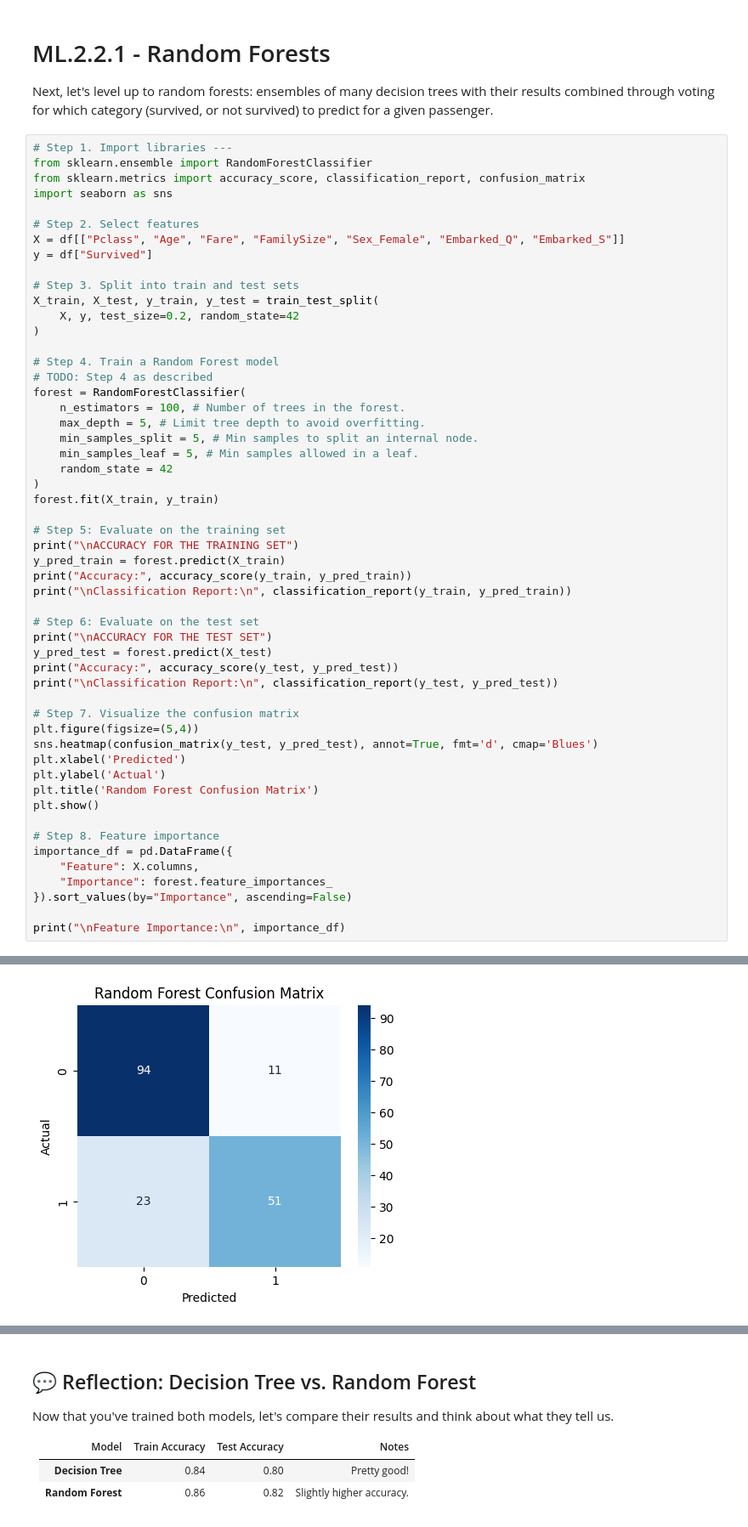
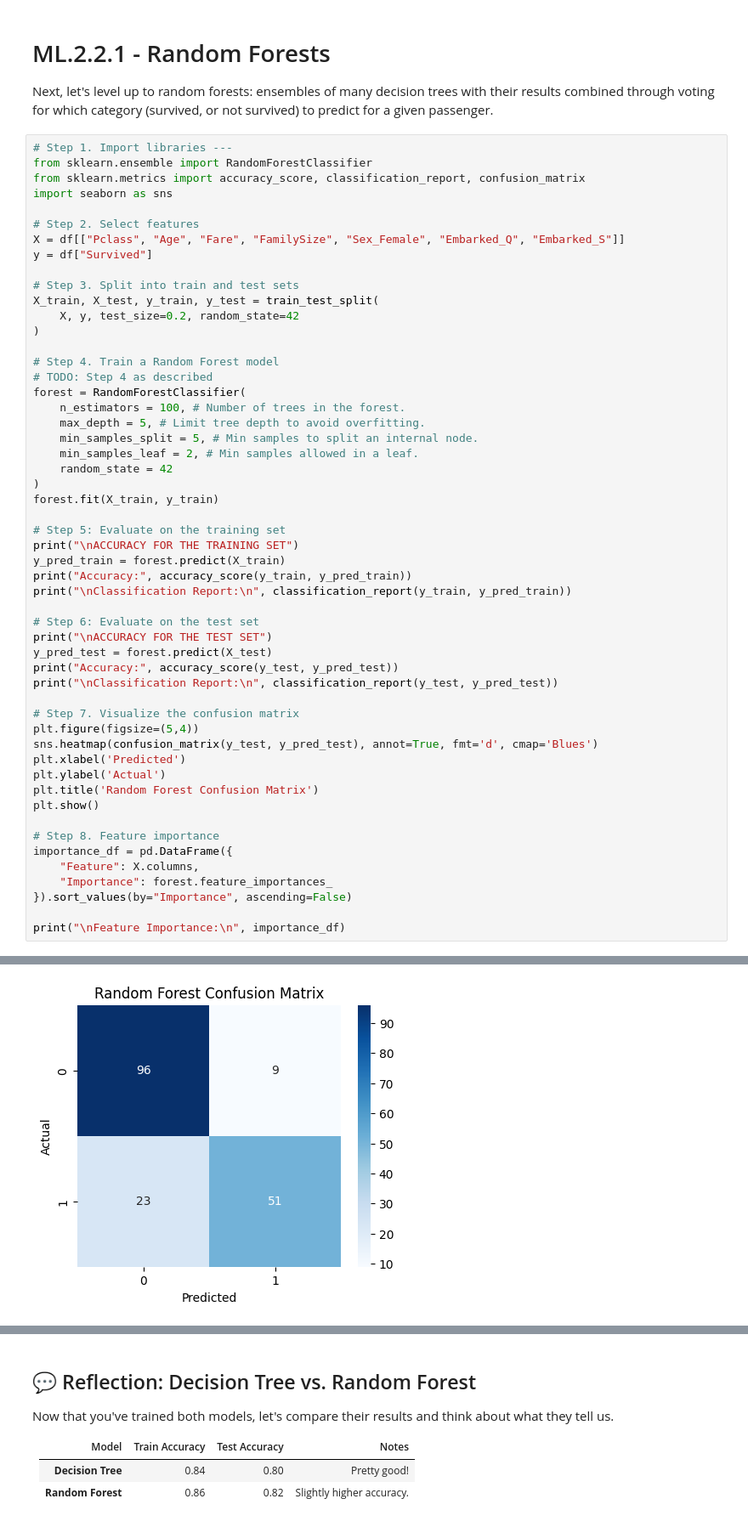
Before and after one commit to CharlotteHoyt/KWK-Goldman-Sachs-ML-Titanic-Survival-Data-Decision-Trees-Random-Forests-and-K-Nearest-Neighbors, a Jupyter notebook: Charlotte_Hoyt_Titanic_Survival_Data_Decision_Trees,_Random_Forests,_and_K_Nearest_Neighbors.ipynb, the cells around one changed output, grey strips where cells are left out. Shown at 85% size. Saved outputs shown, nothing was run; the diff lists cells and outputs as text.

Commit message:
Changed value of min_samples_leaf.

```diff
--- a/Charlotte_Hoyt_Titanic_Survival_Data_Decision_Trees,_Random_Forests,_and_K_Nearest_Neighbors.ipynb
+++ b/Charlotte_Hoyt_Titanic_Survival_Data_Decision_Trees,_Random_Forests,_and_K_Nearest_Neighbors.ipynb
@@ -341,7 +341,7 @@ forest = RandomForestClassifier(
     n_estimators = 100, # Number of trees in the forest.
     max_depth = 5, # Limit tree depth to avoid overfitting.
     min_samples_split = 5, # Min samples to split an internal node.
-    min_samples_leaf = 5, # Min samples allowed in a leaf.
+    min_samples_leaf = 2, # Min samples allowed in a leaf.
     random_state = 42
 )
 forest.fit(X_train, y_train)
@@ -394,3 +394,3 @@ weighted avg       0.81      0.81      0.81       179
-[figure, old version]
+[figure, new version]
 Feature Importance:
        Feature  Importance
```
Also changed, not shown: parts of 2 cells of this notebook.
